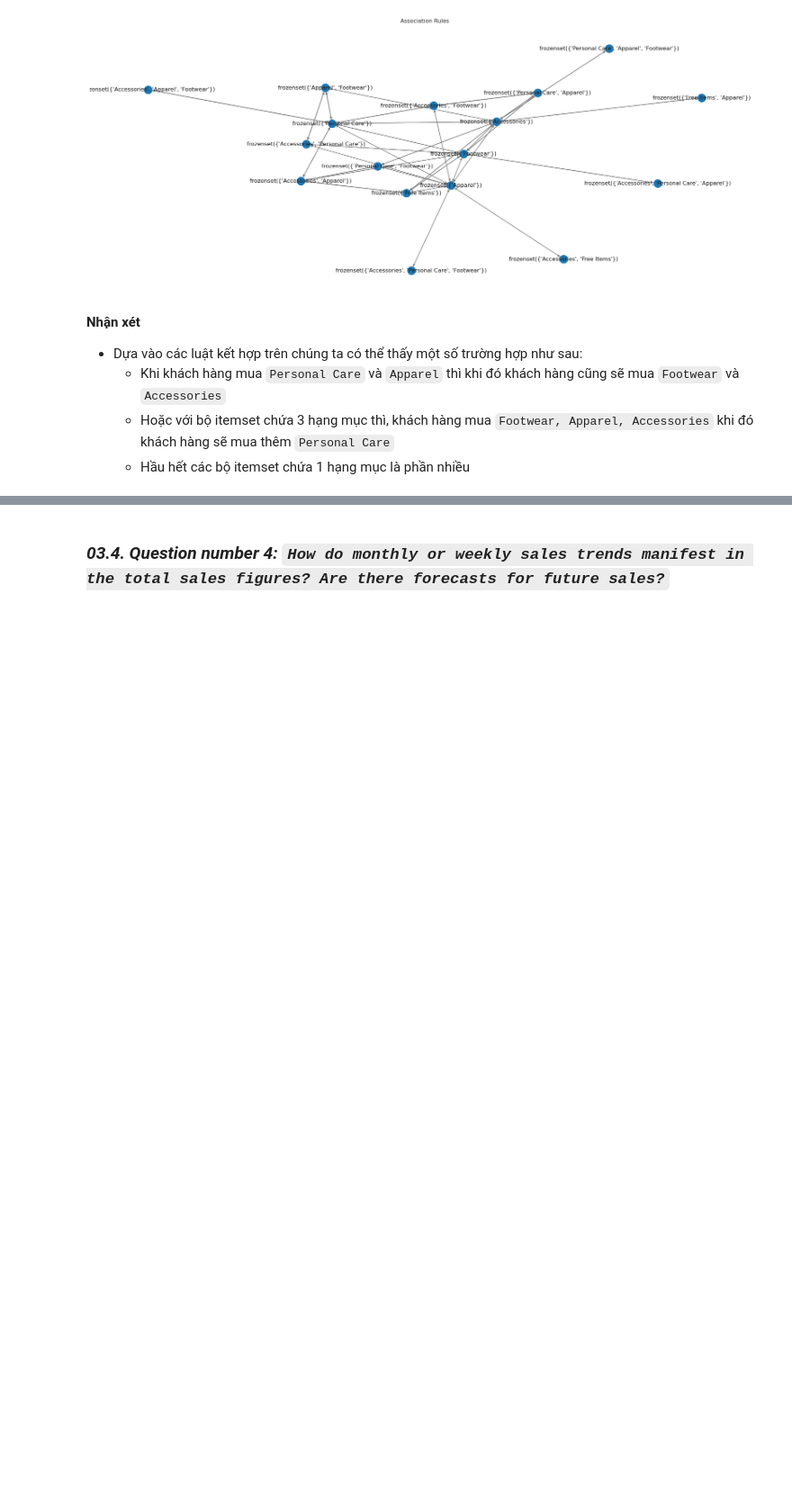
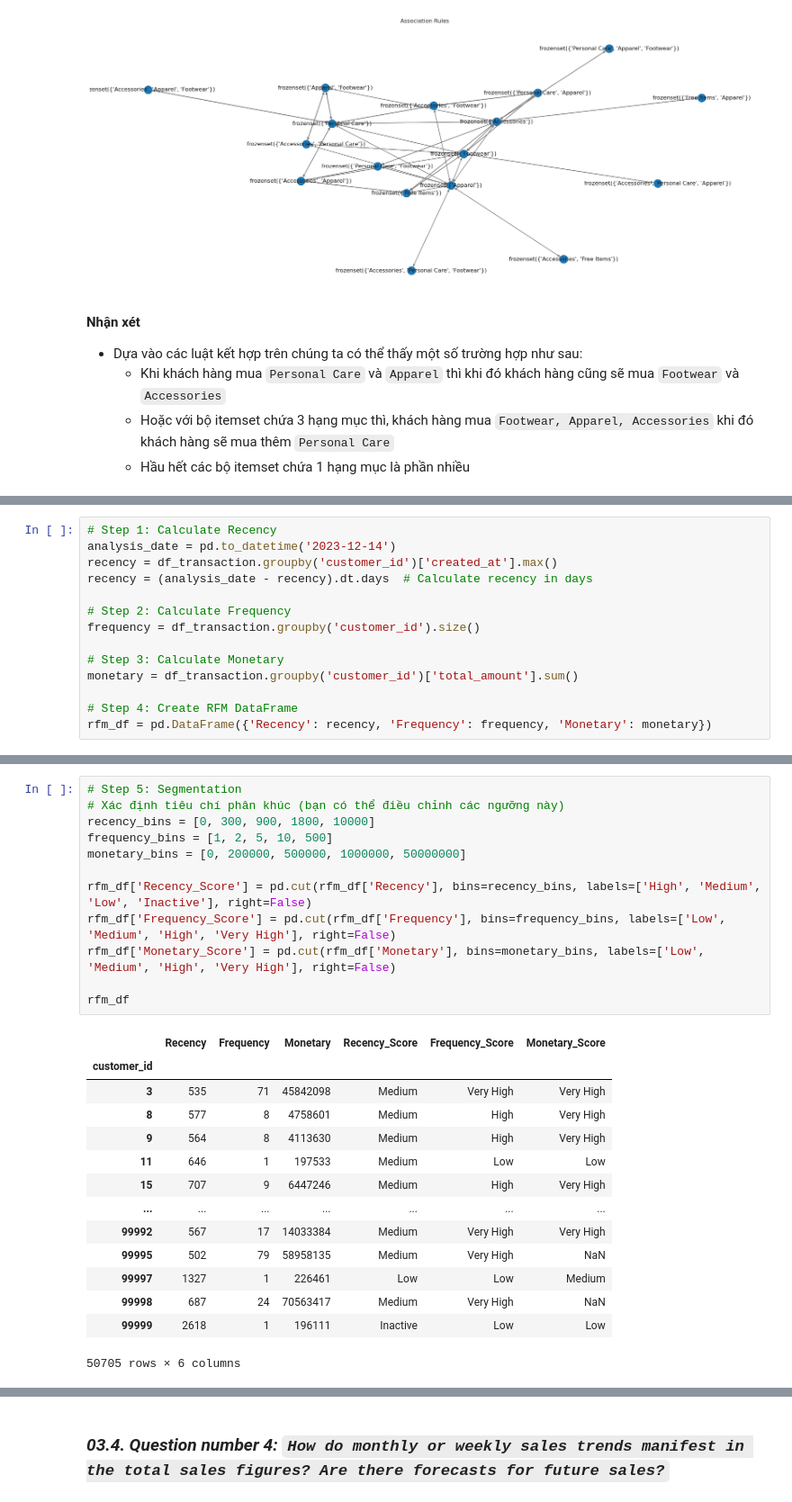
Before and after one commit to thanhanphan17/fashion-campus-dataset-analysis, a Jupyter notebook: [03]-Asking-Questions-and-Analyzing.ipynb, the cells around one changed output, grey strips where cells are left out. Shown at 90% size. Cells and saved outputs as stored; diff of their text form; blank space fills up the shorter version.

```diff
--- a/[03]-Asking-Questions-and-Analyzing.ipynb
+++ b/[03]-Asking-Questions-and-Analyzing.ipynb
@@ -356,0 +433,14 @@ plt.show()
+# %%
+# Step 1: Calculate Recency
+analysis_date = pd.to_datetime('2023-12-14')
+recency = df_transaction.groupby('customer_id')['created_at'].max()
+recency = (analysis_date - recency).dt.days  # Calculate recency in days
+
+# Step 2: Calculate Frequency
+frequency = df_transaction.groupby('customer_id').size()
+
+# Step 3: Calculate Monetary
+monetary = df_transaction.groupby('customer_id')['total_amount'].sum()
+
+# Step 4: Create RFM DataFrame
+rfm_df = pd.DataFrame({'Recency': recency, 'Frequency': frequency, 'Monetary': monetary})
@@ -356,0 +451,27 @@ plt.show()
+# %%
+# Step 5: Segmentation
+# Xác định tiêu chí phân khúc (bạn có thể điều chỉnh các ngưỡng này)
+recency_bins = [0, 300, 900, 1800, 10000]
+frequency_bins = [1, 2, 5, 10, 500]
+monetary_bins = [0, 200000, 500000, 1000000, 50000000]
+
+rfm_df['Recency_Score'] = pd.cut(rfm_df['Recency'], bins=recency_bins, labels=['High', 'Medium', 'Low', 'Inactive'], right=False)
+rfm_df['Frequency_Score'] = pd.cut(rfm_df['Frequency'], bins=frequency_bins, labels=['Low', 'Medium', 'High', 'Very High'], right=False)
+rfm_df['Monetary_Score'] = pd.cut(rfm_df['Monetary'], bins=monetary_bins, labels=['Low', 'Medium', 'High', 'Very High'], right=False)
+
+rfm_df
+# %% [output]
+|  | Recency | Frequency | Monetary | Recency_Score | Frequency_Score | Monetary_Score |
+| customer_id |  |  |  |  |  |  |
+| 3 | 535 | 71 | 45842098 | Medium | Very High | Very High |
+| 8 | 577 | 8 | 4758601 | Medium | High | Very High |
+| 9 | 564 | 8 | 4113630 | Medium | High | Very High |
+| 11 | 646 | 1 | 197533 | Medium | Low | Low |
+| 15 | 707 | 9 | 6447246 | Medium | High | Very High |
+| ... | ... | ... | ... | ... | ... | ... |
+| 99992 | 567 | 17 | 14033384 | Medium | Very High | Very High |
+| 99995 | 502 | 79 | 58958135 | Medium | Very High | NaN |
+| 99997 | 1327 | 1 | 226461 | Low | Low | Medium |
+| 99998 | 687 | 24 | 70563417 | Medium | Very High | NaN |
+| 99999 | 2618 | 1 | 196111 | Inactive | Low | Low |
+50705 rows × 6 columns
```
Also changed, not shown: parts of 25 cells of this notebook.
